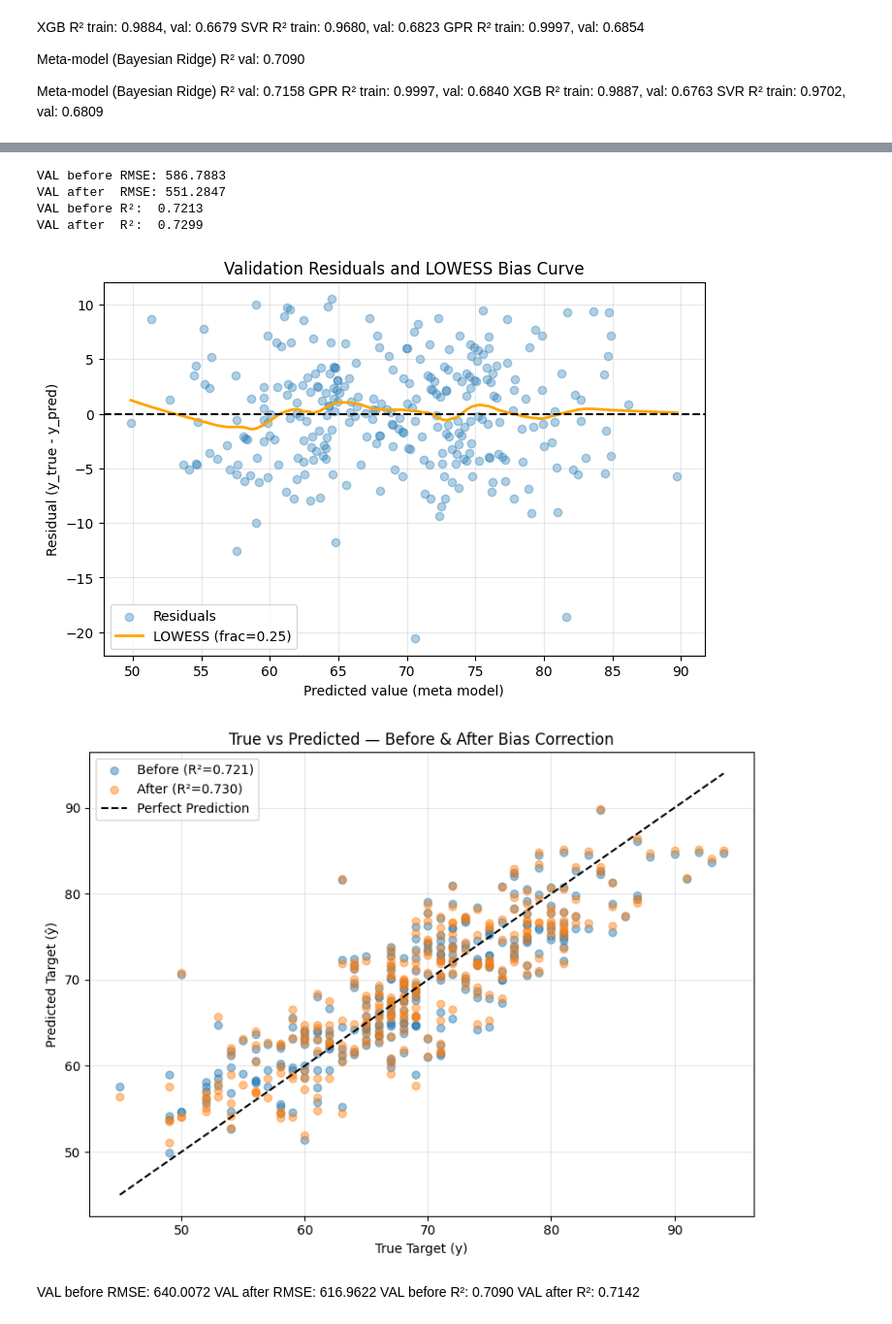
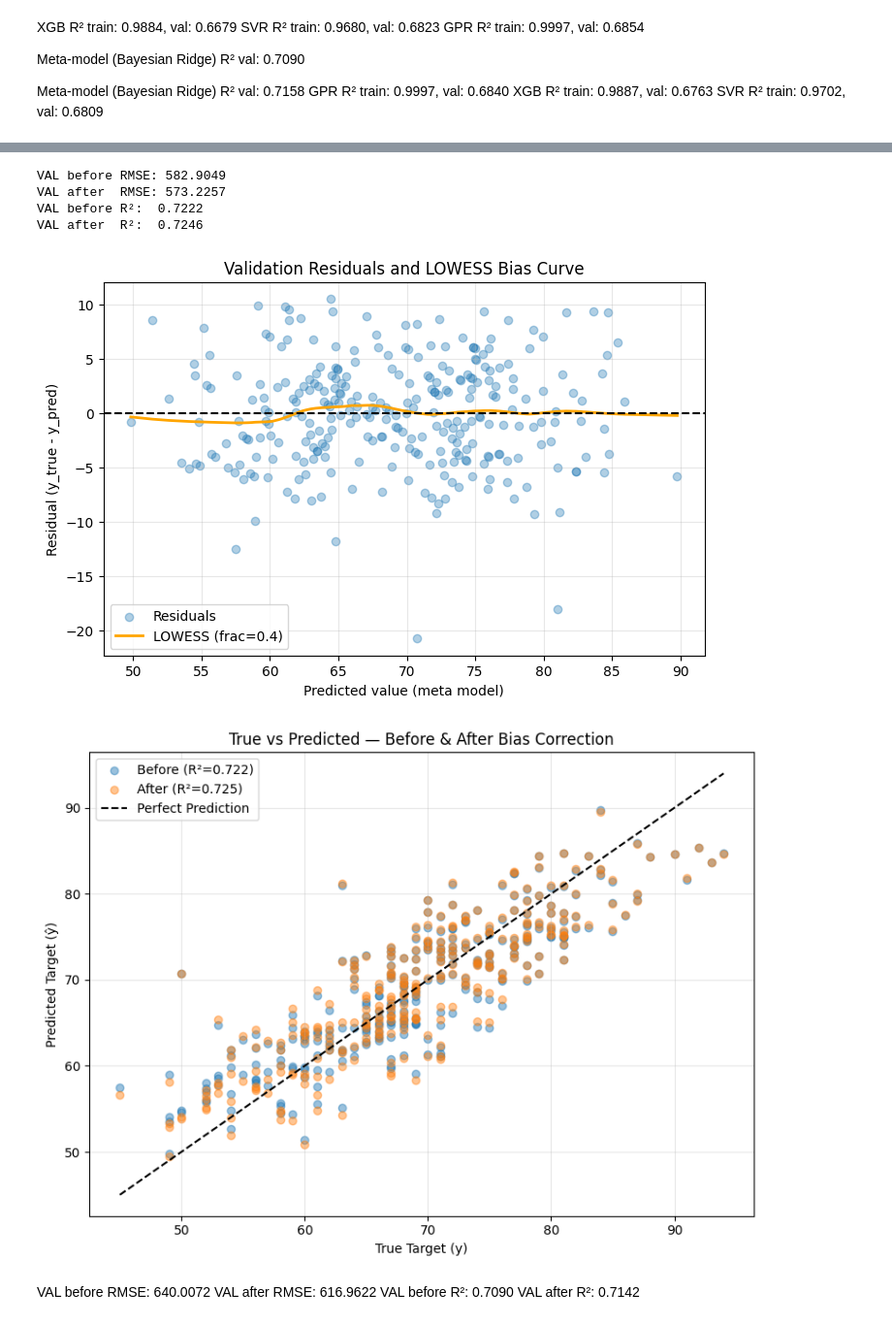
Before and after one commit to lambione/ETH-KAGGLE-COMPETITIONS-AML, a Jupyter notebook: PROJECT_1/mri_detection.ipynb, the cells around one changed output, grey strips where cells are left out. Shown at 97% size. Saved outputs shown, nothing was run; the diff lists cells and outputs as text; code cells hidden in the pictures.

```diff
--- a/PROJECT_1/mri_detection.ipynb
+++ b/PROJECT_1/mri_detection.ipynb
@@ -474,7 +474,7 @@ f_sorted = f_scores_series.sort_values(ascending=False)
 top_features_linear = f_sorted.index[:70]
 top_features_mi = mi_sorted.index[:85]
 top_features_30 = mi_sorted.index[7:60].union(mi_sorted.index[120:150])
-top_features_30_30 = mi_sorted.index[:60]
+top_features_30_30 = mi_sorted.index[:60].union(mi_sorted.index[180:200])
 top_features_60 = mi_sorted.index[40:55]
 top_features_80 = mi_sorted.index[50:75]
 
@@ -877,7 +877,7 @@ y_pred_val = meta_pred_val
 residuals = y_val - y_pred_val
 
 lowess = sm.nonparametric.lowess
-frac = 0.25
+frac = 0.4
 lowess_fit = lowess(residuals, y_pred_val, frac=frac, return_sorted=True)
 
 xs = lowess_fit[:, 0]
@@ -893,39 +893,39 @@ r2_before   = r2_score(y_val, y_pred_val)
 r2_after    = r2_score(y_val, y_pred_val_corrected)
 
 print(f"VAL before RMSE: {rmse_before:.4f}")
 print(f"VAL after  RMSE: {rmse_after:.4f}")
 print(f"VAL before R²:  {r2_before:.4f}")
 print(f"VAL after  R²:  {r2_after:.4f}")
 
 plt.figure(figsize=(8,5))
 plt.scatter(y_pred_val, residuals, alpha=0.35, label='Residuals')
 plt.plot(xs, ys, linewidth=2, color='orange', label=f'LOWESS (frac={frac})')
 plt.axhline(0, linestyle='--', color='k')
 plt.xlabel('Predicted value (meta model)')
 plt.ylabel('Residual (y_true - y_pred)')
 plt.title('Validation Residuals and LOWESS Bias Curve')
 plt.legend()
 plt.grid(alpha=0.3)
 plt.show()
 
 plt.figure(figsize=(8,6))
 plt.scatter(y_val, y_pred_val, alpha=0.45, label=f'Before (R²={r2_before:.3f})')
 plt.scatter(y_val, y_pred_val_corrected, alpha=0.45, label=f'After (R²={r2_after:.3f})')
 plt.plot([y_val.min(), y_val.max()], [y_val.min(), y_val.max()], 'k--', label='Perfect Prediction')
 plt.xlabel('True Target (y)')
 plt.ylabel('Predicted Target (ŷ)')
 plt.title('True vs Predicted — Before & After Bias Correction')
 plt.legend()
 plt.grid(alpha=0.3)
 plt.tight_layout()
 plt.show()
 # %% [output]
-VAL before RMSE: 586.7883
-VAL after  RMSE: 551.2847
-VAL before R²:  0.7213
-VAL after  R²:  0.7299
+VAL before RMSE: 582.9049
+VAL after  RMSE: 573.2257
+VAL before R²:  0.7222
+VAL after  R²:  0.7246
-[figure, old version]
+[figure, new version]
-[figure, old version]
+[figure, new version]
 # %% [markdown]
 VAL before RMSE: 640.0072
 VAL after  RMSE: 616.9622
```
Also changed, not shown: parts of 7 cells of this notebook.
